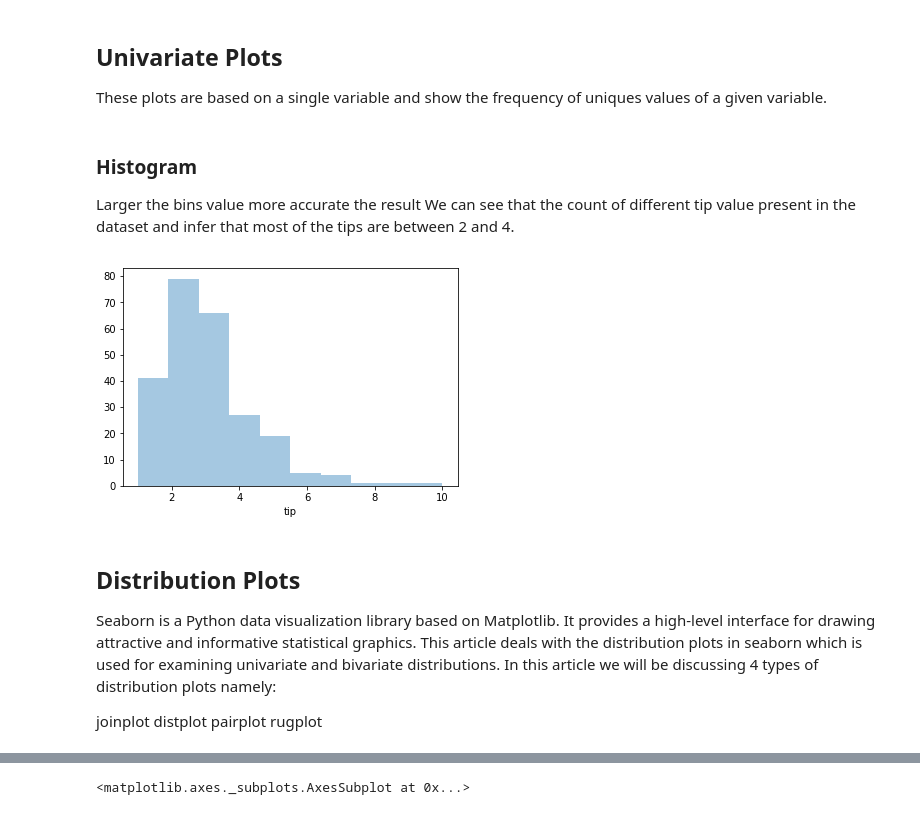
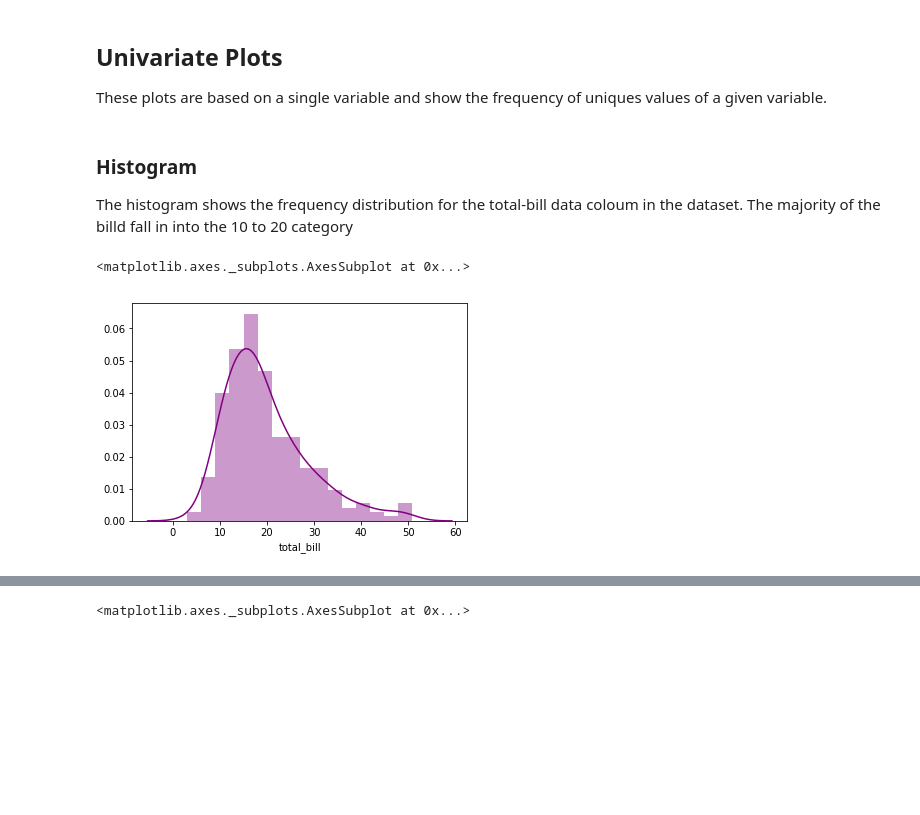
Before and after one commit to NiamhOL/Fundamentals_of_Data_Analysis_2019, a Jupyter notebook: Anaylsing the Tips Database with Seaborn.ipynb, the cells around one changed output, grey strips where cells are left out. Drawn from its saved outputs; the diff is of its cells as text; code cells hidden in the pictures; blank space fills up the shorter version.

```diff
--- a/Anaylsing the Tips Database with Seaborn.ipynb
+++ b/Anaylsing the Tips Database with Seaborn.ipynb
@@ -43,22 +64,12 @@ We will retrieve some common information such as min, max, unique and count for
 ## Univariate Plots ##
 
 These plots are based on a single variable and show the frequency of uniques values of a given variable.
-# %% [markdown]
-### Histogram ###
-
-
-Larger the bins value more accurate the result
-We can see that the count of different tip value present in the dataset and infer that most of the tips are between 2 and 4.
-# %%
-sns.distplot(tips['tip'], kde=False, bins=10);
-# %% [output]
-[figure, removed]
-# %% [markdown]
-## Distribution Plots ##
-
-Seaborn is a Python data visualization library based on Matplotlib. It provides a high-level interface for drawing attractive and informative statistical graphics. This article deals with the distribution plots in seaborn which is used for examining univariate and bivariate distributions. In this article we will be discussing 4 types of distribution plots namely:
-
-joinplot
-distplot
-pairplot
-rugplot
+# %% [markdown]
+### Histogram ###
+
+The histogram shows the frequency distribution for the total-bill data coloum in the dataset. The majority of the billd fall in into the 10 to 20 category
+# %%
+sns.distplot(tips["total_bill"], bins=16, color="purple")  #Binsize is calculated using square-root of row count.#
+# %% [output]
+<matplotlib.axes._subplots.AxesSubplot at 0x...>
+[figure, added]
```
Also changed, not shown: parts of 46 cells of this notebook.
